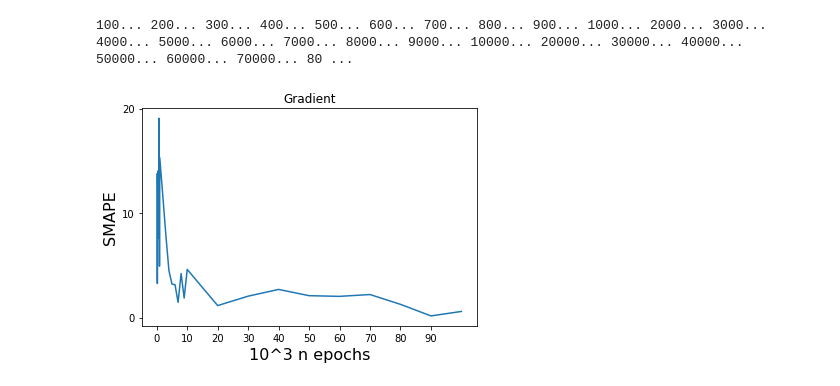
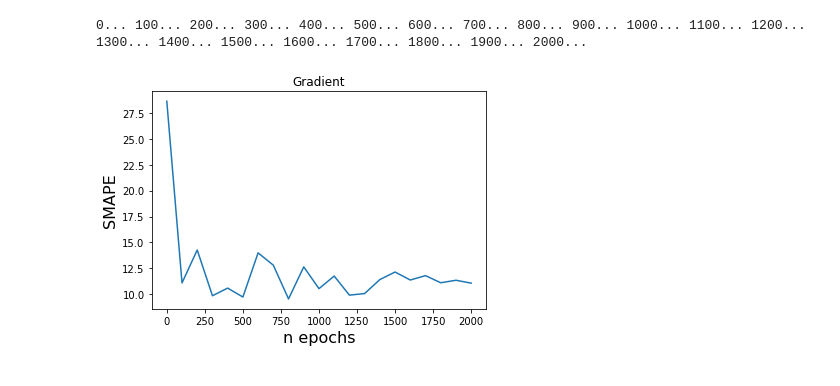
Before and after one commit to NeutralMike/ml_labs, a Jupyter notebook: 2.Linear/2.Linear.ipynb, the cells around one changed output. Cells and saved outputs as stored; diff of their text form; code cells hidden in the pictures.

```diff
--- a/2.Linear/2.Linear.ipynb
+++ b/2.Linear/2.Linear.ipynb
@@ -36,11 +36,11 @@ class LinearRegression:
     def rmse_loss(self, y_pred):
         return np.sqrt((((y_pred - self.y_train)**2).sum())/self.N_train)
 
-    def SVD(self):
-        self.w = np.linalg.pinv(self.X_train) @ self.y_train
+    def SVD(self, tay=1e-3):
+        self.w = \
+            self.X_train.T @ np.linalg.inv(self.X_train @ self.X_train.T + (1/2 * tay * np.eye(self.X_train.shape[0]))) @ self.y_train
 
-
-    def gradient(self, lr=0.01, batch_size=75, n_epochs=100000):
+    def gradient(self, tay=.1, lr=.01, batch_size=5, n_epochs=1000):
 
         def loss_derivative(y, y_pred):
             return -2 * (y - y_pred)
@@ -49,9 +49,10 @@ class LinearRegression:
             if it % batch_size == 0:
                 y_pred = self.X_train @ self.w
                 loss_der = loss_derivative(self.y_train, y_pred)
-                grad = (np.array([self.X_train[n]*loss_der[n] for n in range(self.N_train)])).sum(axis=0)/self.N_train
+                grad = (np.array([self.X_train[n]*loss_der[n] for n in range(self.N_train)])).sum(axis=0)/self.N_train\
+                    + tay * self.w
                 # print('grad:', ' '.join(map(str, grad)))
-            self.w = self.w - lr * grad
+            self.w = self.w * (1 - lr * tay) - lr * grad
 
 
     def genetic(self, n_epochs=40):
@@ -110,6 +126,6 @@ SVD smape:  0.392584289961708
 # %%
 grad_res = []
-for n_epochs in [100, 500, 1000, 10000, 100000]:
+for n_epochs in [100, 500, 1000, 2000]:
     for batch_size in [100, 75, 50, 20, 10, 5 ,1]:
         for lr in 10.**np.arange(-4, -1):
             reg.gradient(lr=lr, batch_size=batch_size, n_epochs=n_epochs)
@@ -157,13 +143,11 @@ grad_top5: lr    batch size  n epochs    smape   nrmse
 # %%
-grad_x_plot = list(range(100, 1000, 100))
-grad_x_plot.extend(list(range(1000, 10000, 1000)))
-grad_x_plot.extend(list(range(10000, 100001, 10000)))
+grad_x_plot = list(range(0, 2001, 100))
 grad_y_plot = []
 for n_epochs in grad_x_plot:
     print(n_epochs, end='... ')
-    grad_top1 = grad_top5[0]
-    reg.gradient(lr=grad_top1[0], batch_size=grad_top1[1], n_epochs=n_epochs)
-    # reg.gradient(n_epochs=n_epochs)
+#     grad_top1 = grad_top5[0]
+#     reg.gradient(lr=grad_top1[0], batch_size=grad_top1[1], n_epochs=n_epochs)
+    reg.gradient(n_epochs=n_epochs)
     grad_y_plot.append(reg.smape_score())
 # %% [output]
-100... 200... 300... 400... 500... 600... 700... 800... 900... 1000... 2000... 3000... 4000... 5000... 6000... 7000... 8000... 9000... 10000... 20000... 30000... 40000... 50000... 60000... 70000... 80 ...
+0... 100... 200... 300... 400... 500... 600... 700... 800... 900... 1000... 1100... 1200... 1300... 1400... 1500... 1600... 1700... 1800... 1900... 2000...
@@ -173,11 +154,9 @@ grad_y_plot_copy = grad_y_plot.copy()
 # %%
 %matplotlib inline
-plt.plot([ s/1000 for s in grad_x_plot], grad_y_plot)
+plt.plot([ s for s in grad_x_plot], grad_y_plot)
 plt.title("Gradient")
 plt.ylabel('SMAPE', fontsize=16)
-plt.xlabel('10^3 n epochs', fontsize=16)
-plt.xticks(list(range(0,101,10)))
-plt.yticks(list(range(int(min(grad_y_plot)//10)*10, int(max(grad_y_plot)//10 +2)*10,10)))
+plt.xlabel('n epochs', fontsize=16)
 plt.show()
 # %% [output]
-[figure, old version]
+[figure, new version]
```
Also changed, not shown: parts of 11 cells of this notebook, 1 other file.
